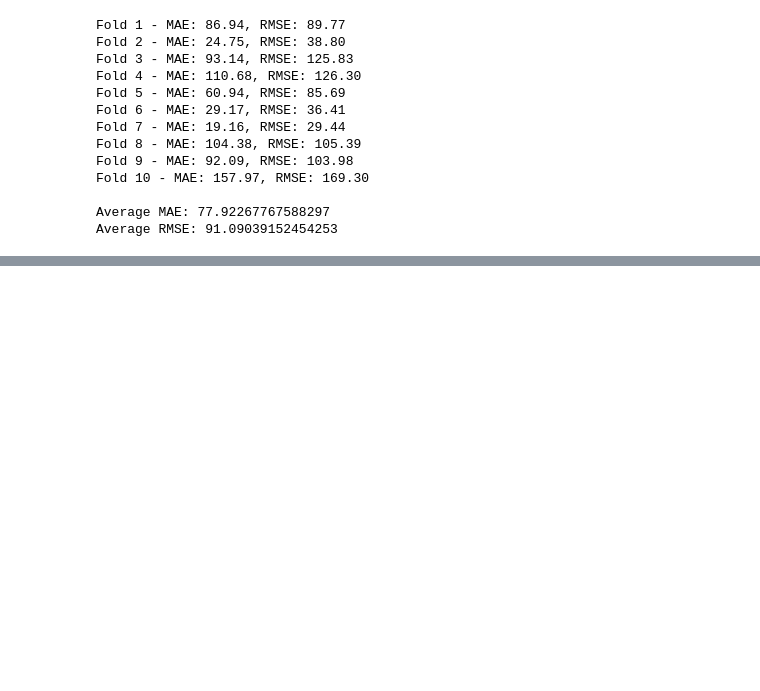
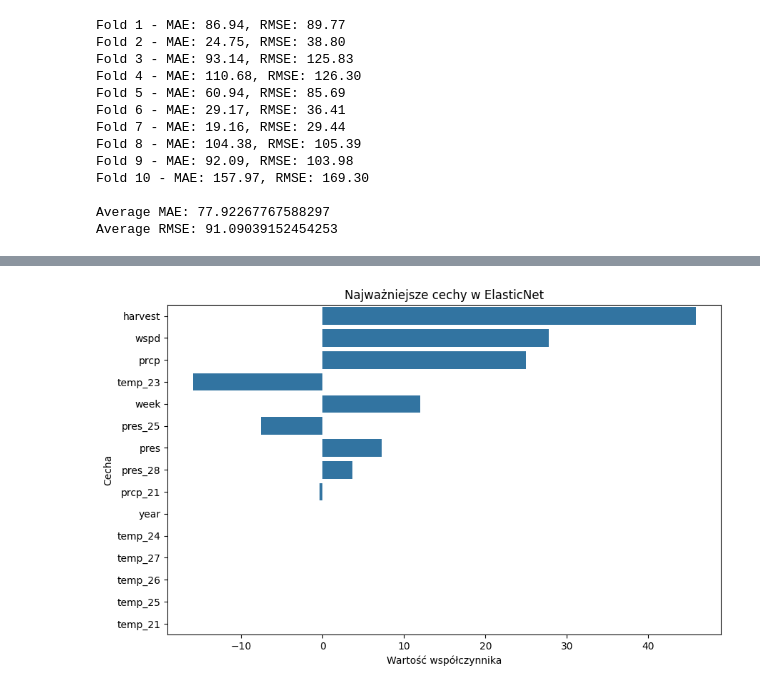
Before and after one commit to PickyRacoon/bee-trajectory-simulation, a Jupyter notebook: etap_4/model.ipynb, the cells around one changed output, grey strips where cells are left out. Cells and saved outputs as stored; diff of their text form; code cells hidden in the pictures; blank space fills up the shorter version.

```diff
--- a/etap_4/model.ipynb
+++ b/etap_4/model.ipynb
@@ -567,0 +806,19 @@ Average RMSE: 91.09039152454253
+# %%
+best_elastic.fit(X, y)
+
+coefs = pd.DataFrame({
+    "feature": X.columns,
+    "coef": best_elastic.named_steps["model"].coef_
+})
+
+coefs["abs_coef"] = coefs["coef"].abs()
+coefs = coefs.sort_values("abs_coef", ascending=False).head(15)
+
+plt.figure(figsize=(10,6))
+sns.barplot(data=coefs, x="coef", y="feature")
+plt.title("Najważniejsze cechy w ElasticNet")
+plt.xlabel("Wartość współczynnika")
+plt.ylabel("Cecha")
+plt.show()
+# %% [output]
+[figure, added]
```
Also changed, not shown: parts of 26 cells of this notebook.
